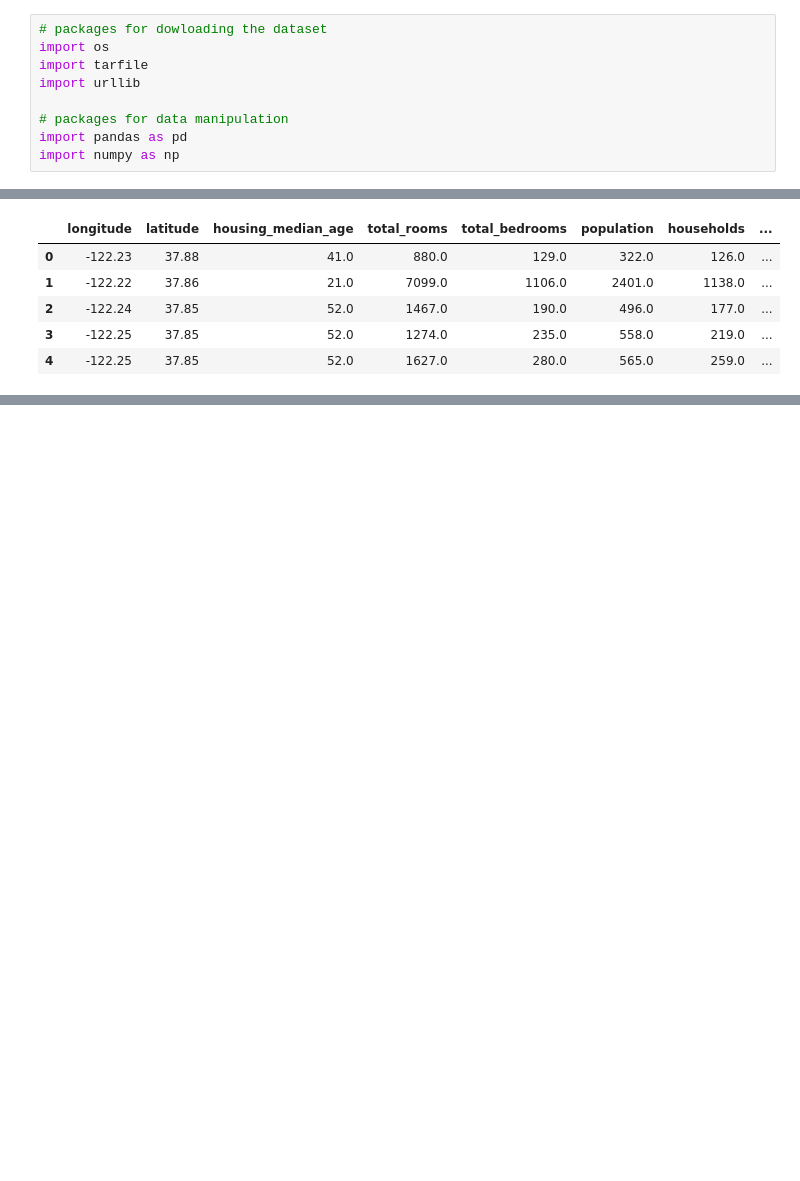
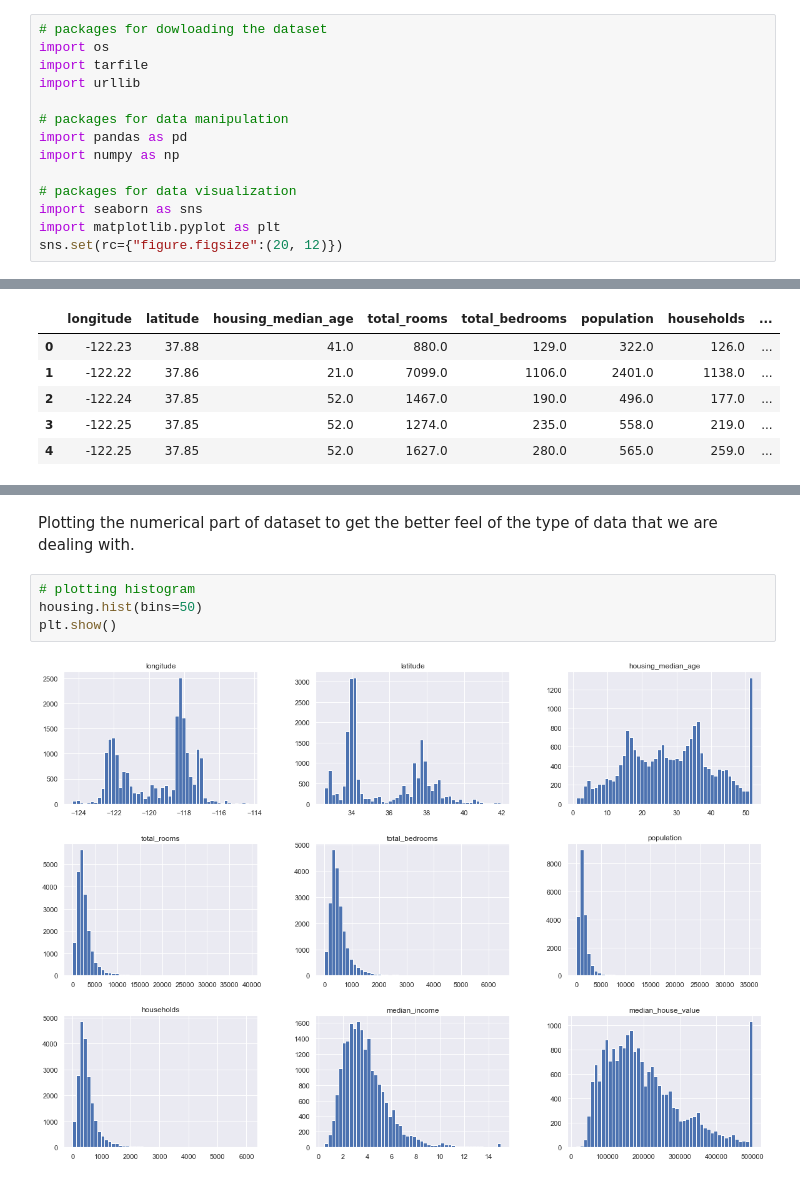
Before and after one commit to pragyy/Data-Science-Coding-Interview-Prep, a Jupyter notebook: Hands-On Machine Learning/02_housing_data_analysis.ipynb, the cells around one changed output, grey strips where cells are left out. Saved outputs shown, nothing was run; the diff lists cells and outputs as text; blank space fills up the shorter version.

```diff
--- a/Hands-On Machine Learning/02_housing_data_analysis.ipynb
+++ b/Hands-On Machine Learning/02_housing_data_analysis.ipynb
@@ -9,4 +9,9 @@ import urllib
 # packages for data manipulation
 import pandas as pd
 import numpy as np
+
+# packages for data visualization
+import seaborn as sns
+import matplotlib.pyplot as plt
+sns.set(rc={"figure.figsize":(20, 12)})
 # %% [markdown]
@@ -53,0 +106,8 @@ NameError: name 'housing' is not defined
+# %% [markdown]
+Plotting the numerical part of dataset to get the better feel of the type of data that we are dealing with.
+# %%
+# plotting histogram
+housing.hist(bins=50)
+plt.show()
+# %% [output]
+[figure, added]
```
Also changed, not shown: parts of 20 cells of this notebook.
